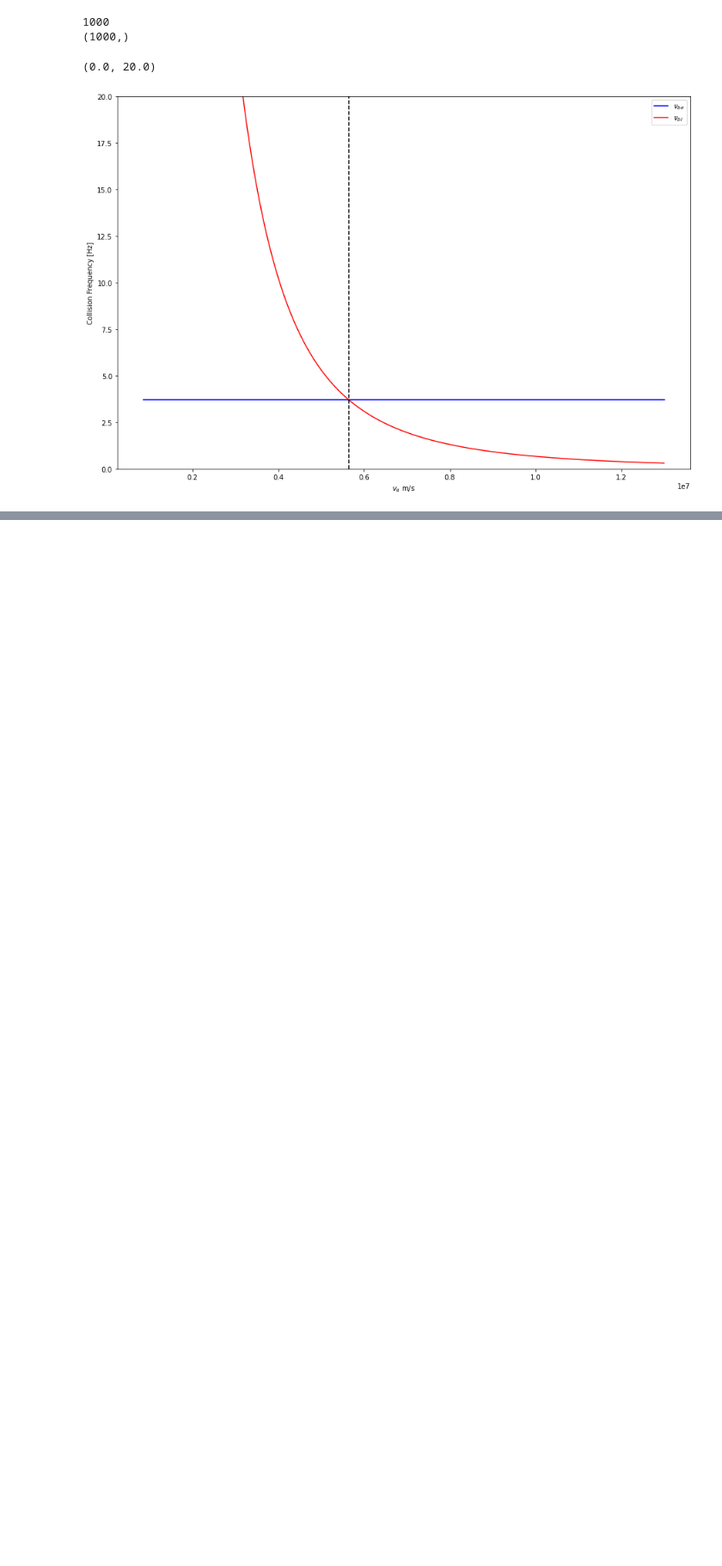
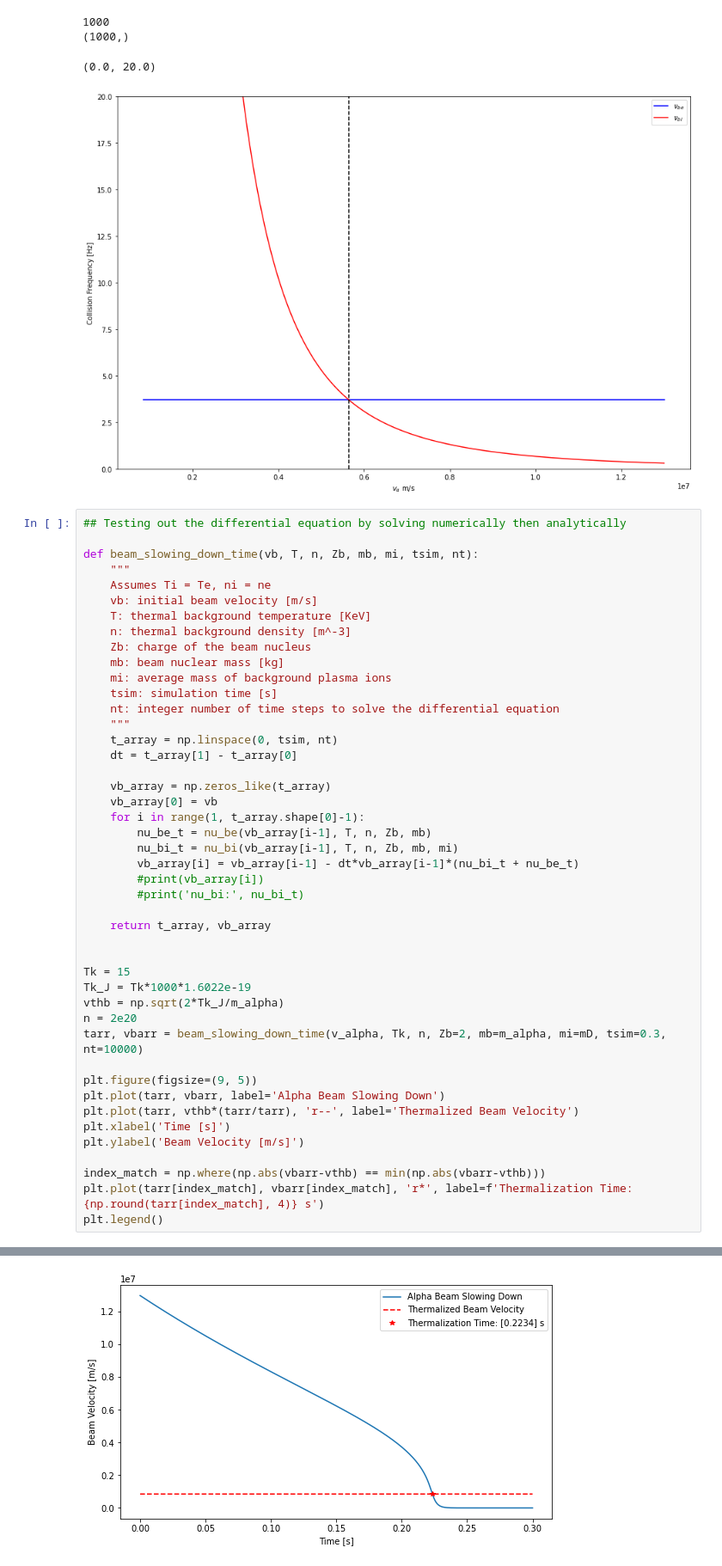
Before and after one commit to vandelij/genray_cql3d_plots, a Jupyter notebook: shots/147634/scan_beam_and_RF/beam_5_RF_testing/make_distrobution.ipynb, the cells around one changed output, grey strips where cells are left out. Shown at 86% size. Cells and saved outputs as stored; diff of their text form; blank space fills up the shorter version.

Commit message:
added analytic slowing down time function

```diff
--- a/shots/147634/scan_beam_and_RF/beam_5_RF_testing/make_distrobution.ipynb
+++ b/shots/147634/scan_beam_and_RF/beam_5_RF_testing/make_distrobution.ipynb
@@ -415,3 +288,49 @@ plt.ylim(0, 20)
 (1000,)
 (0.0, 20.0)
 [figure]
+# %%
+## Testing out the differential equation by solving numerically then analytically
+
+def beam_slowing_down_time(vb, T, n, Zb, mb, mi, tsim, nt):
+    """
+    Assumes Ti = Te, ni = ne
+    vb: initial beam velocity [m/s]
+    T: thermal background temperature [KeV]
+    n: thermal background density [m^-3]
+    Zb: charge of the beam nucleus
+    mb: beam nuclear mass [kg]
+    mi: average mass of background plasma ions
+    tsim: simulation time [s]
+    nt: integer number of time steps to solve the differential equation
+    """
+    t_array = np.linspace(0, tsim, nt)
+    dt = t_array[1] - t_array[0]
+
+    vb_array = np.zeros_like(t_array)
+    vb_array[0] = vb
+    for i in range(1, t_array.shape[0]-1):
+        nu_be_t = nu_be(vb_array[i-1], T, n, Zb, mb)
+        nu_bi_t = nu_bi(vb_array[i-1], T, n, Zb, mb, mi)
+        vb_array[i] = vb_array[i-1] - dt*vb_array[i-1]*(nu_bi_t + nu_be_t)
+        #print(vb_array[i])
+        #print('nu_bi:', nu_bi_t)
+
+    return t_array, vb_array
+
+
+Tk = 15
+Tk_J = Tk*1000*1.6022e-19
+vthb = np.sqrt(2*Tk_J/m_alpha)
+n = 2e20
+tarr, vbarr = beam_slowing_down_time(v_alpha, Tk, n, Zb=2, mb=m_alpha, mi=mD, tsim=0.3, nt=10000)
+
+plt.figure(figsize=(9, 5))
+plt.plot(tarr, vbarr, label='Alpha Beam Slowing Down')
+plt.plot(tarr, vthb*(tarr/tarr), 'r--', label='Thermalized Beam Velocity')
+plt.xlabel('Time [s]')
+plt.ylabel('Beam Velocity [m/s]')
+
+index_match = np.where(np.abs(vbarr-vthb) == min(np.abs(vbarr-vthb)))
+plt.plot(tarr[index_match], vbarr[index_match], 'r*', label=f'Thermalization Time: {np.round(tarr[index_match], 4)} s')
+plt.legend()
+# %% [output]
@@ -417,0 +338 @@ plt.ylim(0, 20)
+[figure, added]
```
Also changed, not shown: parts of 4 cells of this notebook, 2 other files.
